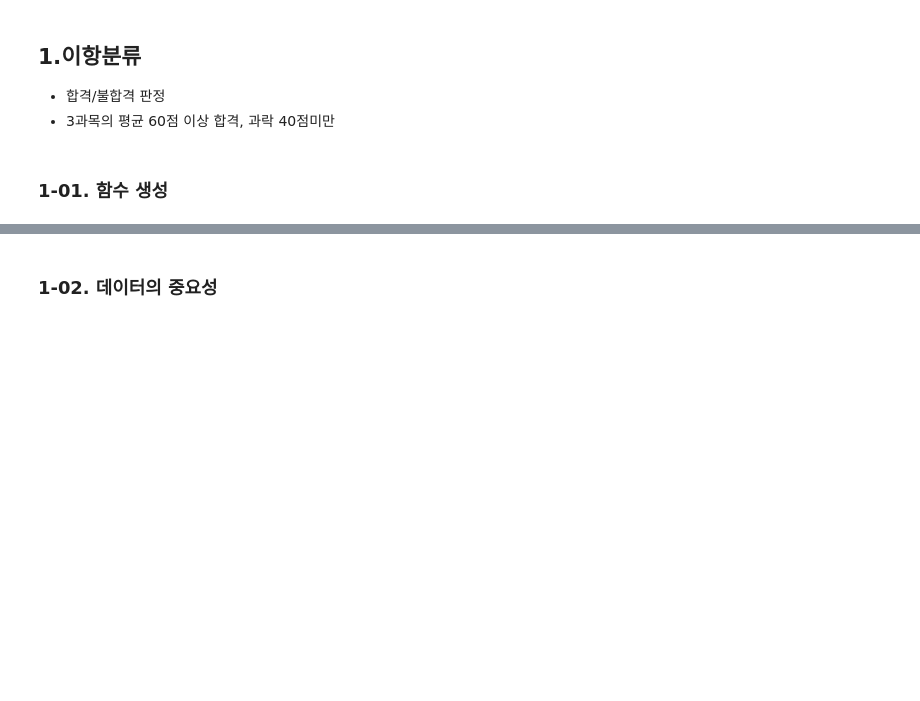
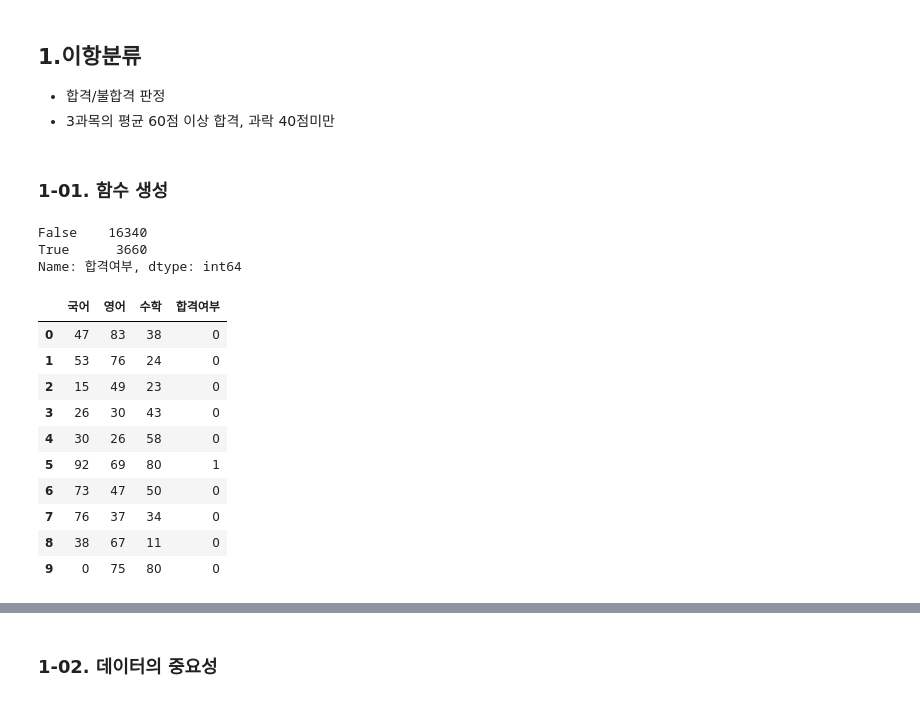
Before and after one commit to localtic/bigdata, a Jupyter notebook: [ML_03]_classification_LAB.ipynb, the cells around one changed output, grey strips where cells are left out. Drawn from its saved outputs; the diff is of its cells as text; code cells hidden in the pictures; blank space fills up the shorter version.

```diff
--- a/[ML_03]_classification_LAB.ipynb
+++ b/[ML_03]_classification_LAB.ipynb
@@ -24,0 +15,48 @@ from sklearn.linear_model import LogisticRegression
+# %%
+# sample로 사용할 DataSet을 생성하는 함수 작성
+# X: 국어, 영어, 수학 점수
+# Y: 합격여부 (X의 평균 60이상, 과락 40점 미만)
+
+# seedno : 랜덤 수 생성 규칙
+# size : 랜덤 수 생성 행의 수
+# step=0 (균형), step=다른수 (불균형)
+
+# numpy에 대해
+seedno = 1234 # 난수 발생 규칙이 동일하도록
+size = 20000 # 행 개수(데이터 개수)
+colnames = ['국어', '영어', '수학']
+np.random.seed(seedno) # 난수 발생
+A = np.random.randint(0, 101,(size, 3))
+df = pd.DataFrame(A, columns=colnames)
+df['합격여부'] = (df.mean(axis=1) >= 60) & (df.min(axis=1) >= 40)
+
+# 완전 랜덤으로 만들면 데이터가 불균형함
+print(df['합격여부'].value_counts())
+
+F, T = df['합격여부'].value_counts() # 합격, 불합격의 개수
+B = np.random.randint(60, 101, (F-T, 3)) # 데이터 개수 맞춰주기
+df2 = pd.DataFrame(B, columns=colnames)
+df2['합격여부'] = True
+df = pd.concat([df, df2])
+df.shape
+df['합격여부'].value_counts()
+
+ # df 두 개 합치면 인덱스 번호 새로 시작하기 때문에 번호 다시 매기기
+df.index = pd.RangeIndex(len(df))
+df['합격여부'] = df['합격여부'].replace({True:1, False:0})
+df.head(10)
+# %% [output]
+False    16340
+True      3660
+Name: 합격여부, dtype: int64
+|  | 국어 | 영어 | 수학 | 합격여부 |
+| 0 | 47 | 83 | 38 | 0 |
+| 1 | 53 | 76 | 24 | 0 |
+| 2 | 15 | 49 | 23 | 0 |
+| 3 | 26 | 30 | 43 | 0 |
+| 4 | 30 | 26 | 58 | 0 |
+| 5 | 92 | 69 | 80 | 1 |
+| 6 | 73 | 47 | 50 | 0 |
+| 7 | 76 | 37 | 34 | 0 |
+| 8 | 38 | 67 | 11 | 0 |
+| 9 | 0 | 75 | 80 | 0 |
```
Also changed, not shown: parts of 10 cells of this notebook.
